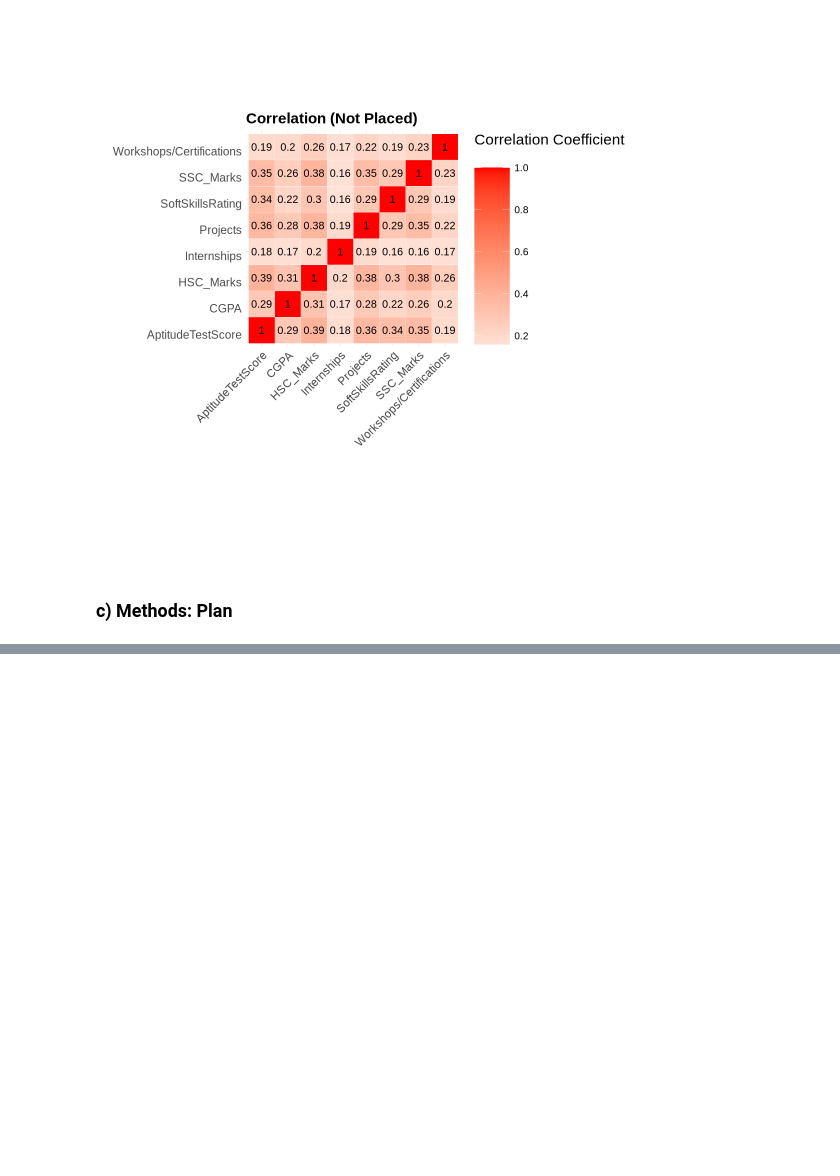
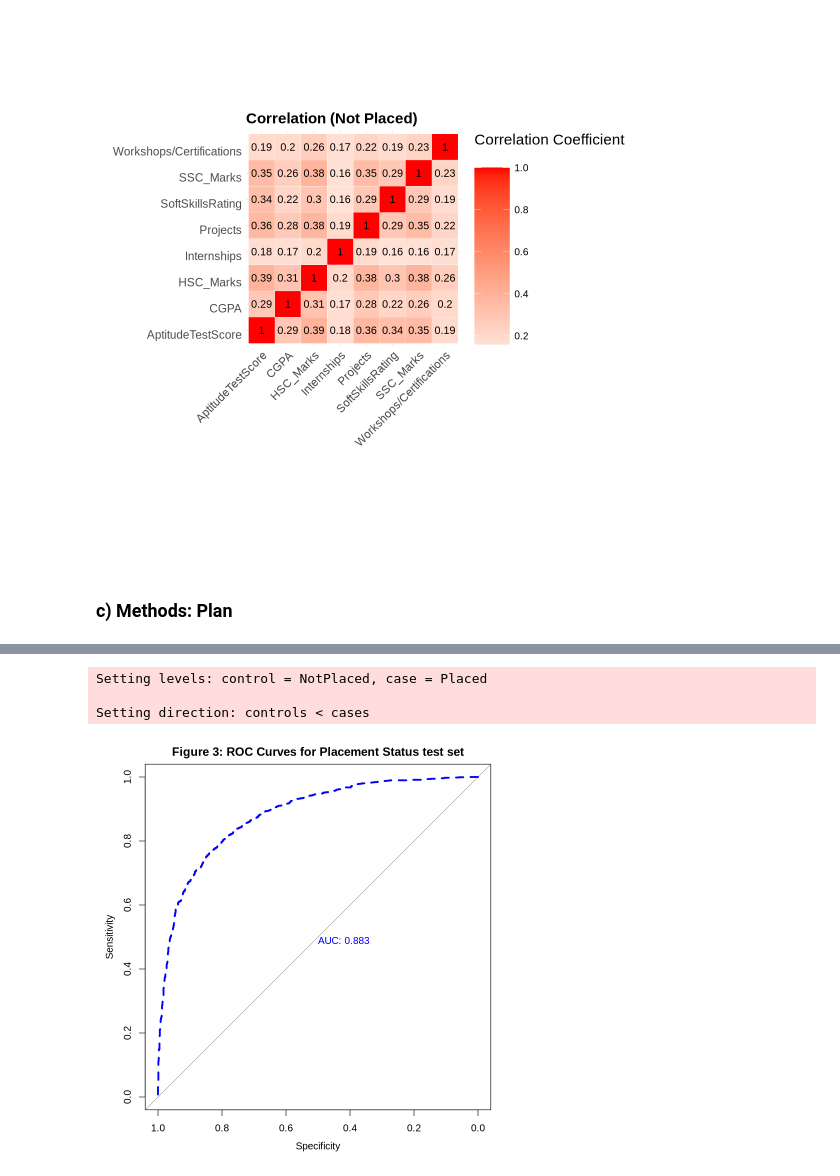
Before and after one commit to Sunnie568/STAT-301-group-project, a Jupyter notebook: Final Report.ipynb, the cells around one changed output, grey strips where cells are left out. Saved outputs shown, nothing was run; the diff lists cells and outputs as text; code cells hidden in the pictures; blank space fills up the shorter version.

```diff
--- a/Final Report.ipynb
+++ b/Final Report.ipynb
@@ -237,0 +410,9 @@ plot_corr_matrix_not_placed
+# %%
+# Main developer: Xuyang Chen
+
+# Prepare test data matrix
+model_matrix_X_test <-
+    model.matrix(object = PlacementStatus ~ .,
+                 data = placement_testing)[, -1]
+matrix_Y_train <-
+    as.matrix(placement_testing$PlacementStatus, ncol = 1)
@@ -237,0 +473,17 @@ plot_corr_matrix_not_placed
+# %%
+# Main developer: Xuyang Chen
+
+ROC_lasso <-
+    roc(
+        response = placement_testing$PlacementStatus,
+        predictor = predict(final_model,
+                     newx = model_matrix_X_test)[,"s0"] )
+
+# Visualization 3: ROC Curve (Figure 3)
+plot(ROC_lasso, print.auc = TRUE, col = "blue", lwd = 3, lty = 2,
+     main = "Figure 3: ROC Curves for Placement Status test set")
+# %% [output]
+Setting levels: control = NotPlaced, case = Placed
+
+Setting direction: controls < cases
+[figure, added]
```
Also changed, not shown: parts of 22 cells of this notebook.
